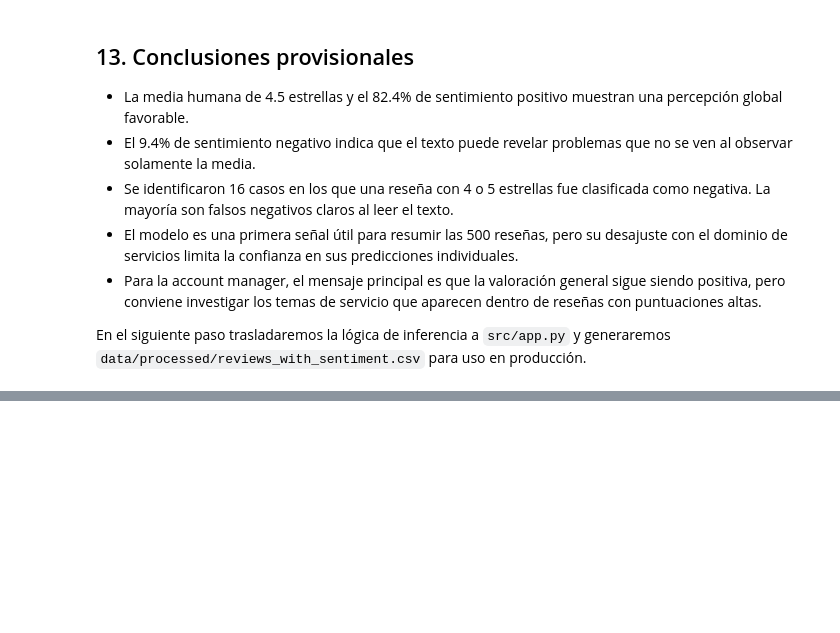
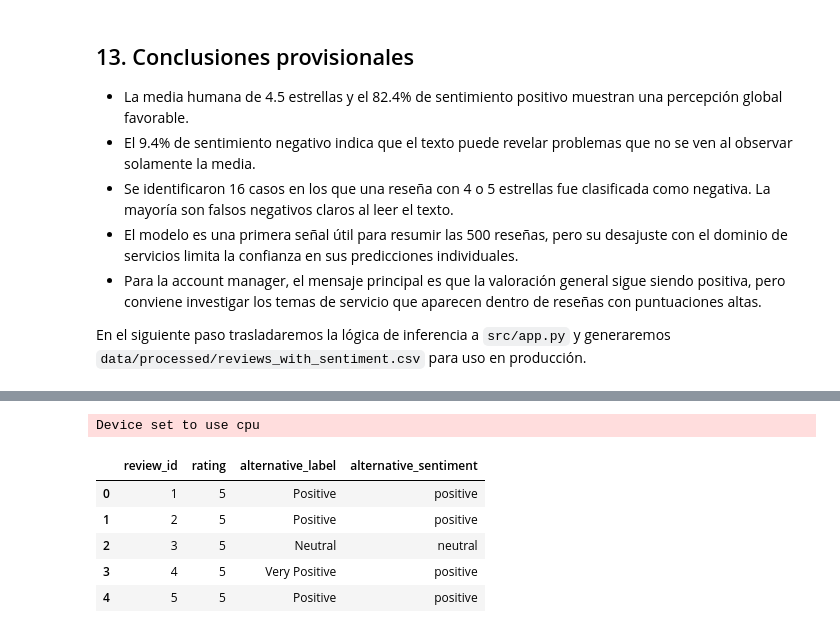
Before and after one commit to 4GeeksAcademy/CarlesSA92-WeLoveReviews, a Jupyter notebook: src/explore.ipynb, the cells around one changed output, grey strips where cells are left out. Saved outputs shown, nothing was run; the diff lists cells and outputs as text; code cells hidden in the pictures; blank space fills up the shorter version.

```diff
--- a/src/explore.ipynb
+++ b/src/explore.ipynb
@@ -367,0 +380,50 @@ En el siguiente paso trasladaremos la lógica de inferencia a `src/app.py` y gen
+# %%
+ALTERNATIVE_MODEL_NAME = "tabularisai/multilingual-sentiment-analysis"
+ALTERNATIVE_MODEL_REVISION = "eea032081f8d247b4303ef3565e7cec1b6f201c9"
+
+alternative_pipeline = pipeline(
+    "sentiment-analysis",
+    model=ALTERNATIVE_MODEL_NAME,
+    revision=ALTERNATIVE_MODEL_REVISION,
+)
+
+alternative_predictions = alternative_pipeline(
+    reviews["review_text"].tolist(),
+    truncation=True,
+    batch_size=16,
+)
+
+alternative_label_to_rating = {
+    "Very Negative": 1,
+    "Negative": 2,
+    "Neutral": 3,
+    "Positive": 4,
+    "Very Positive": 5,
+}
+alternative_label_to_sentiment = {
+    "Very Negative": "negative",
+    "Negative": "negative",
+    "Neutral": "neutral",
+    "Positive": "positive",
+    "Very Positive": "positive",
+}
+
+reviews["alternative_label"] = [
+    prediction["label"] for prediction in alternative_predictions
+]
+reviews["alternative_rating"] = reviews["alternative_label"].map(
+    alternative_label_to_rating
+)
+reviews["alternative_sentiment"] = reviews["alternative_label"].map(
+    alternative_label_to_sentiment
+)
+
+reviews[["review_id", "rating", "alternative_label", "alternative_sentiment"]].head()
+# %% [output]
+Device set to use cpu
+|  | review_id | rating | alternative_label | alternative_sentiment |
+| 0 | 1 | 5 | Positive | positive |
+| 1 | 2 | 5 | Positive | positive |
+| 2 | 3 | 5 | Neutral | neutral |
+| 3 | 4 | 5 | Very Positive | positive |
+| 4 | 5 | 5 | Positive | positive |
```
Also changed, not shown: parts of 5 cells of this notebook.
